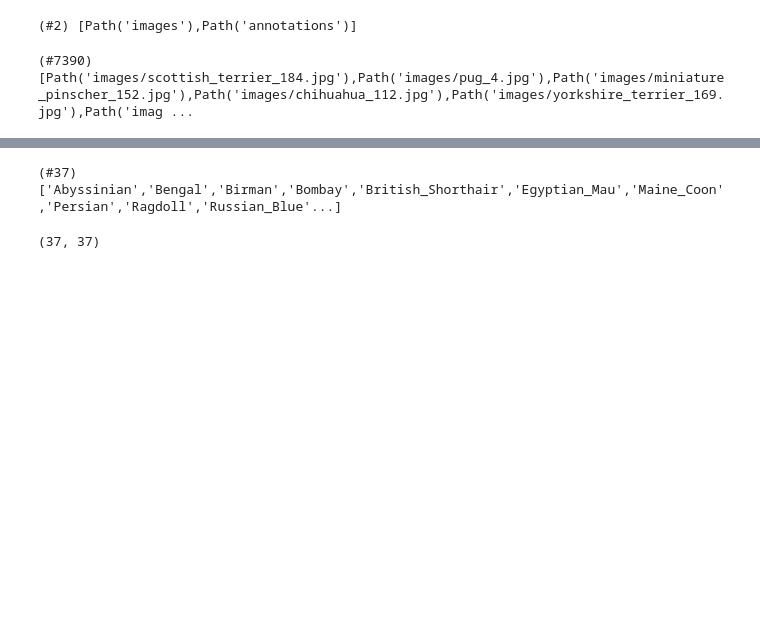
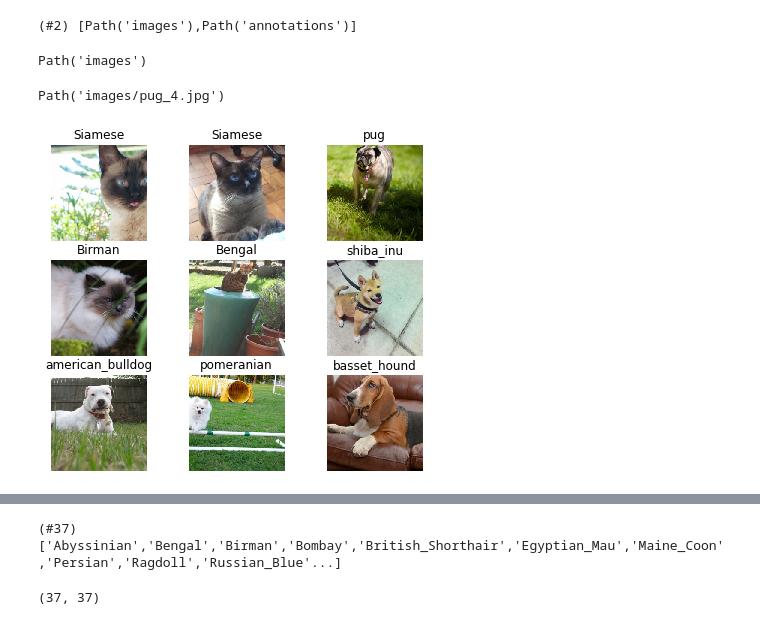
Before and after one commit to binliu0630/FASTAI_V2, a Jupyter notebook: CV_1_what's_your_pet.ipynb, the cells around one changed output, grey strips where cells are left out. Saved outputs shown, nothing was run; the diff lists cells and outputs as text; code cells hidden in the pictures; blank space fills up the shorter version.

```diff
--- a/CV_1_what's_your_pet.ipynb
+++ b/CV_1_what's_your_pet.ipynb
@@ -59,17 +60,25 @@ path.ls()
 # %%
 path_anno = path/'annotations'
 path_img = path/'images'
+# %%
+path_img
+# %% [output]
+Path('images')
 # %%
 fnames = get_image_files(path_img)
-fnames
+fnames[1]
 # %% [output]
-(#7390) [Path('images/scottish_terrier_184.jpg'),Path('images/pug_4.jpg'),Path('images/miniature_pinscher_152.jpg'),Path('images/chihuahua_112.jpg'),Path('images/yorkshire_terrier_169.jpg'),Path('imag ...
+Path('images/pug_4.jpg')
 # %%
 #### Factory method :TextDataLoaders
 dls = ImageDataLoaders.from_name_re(
-    path, fnames, pat=r'(.+)_\d+.jpg$', item_tfms=Resize(460),
+    path, fnames, pat=r'([^/]+)_\d+.jpg$', item_tfms=Resize(460),
     batch_tfms=[*aug_transforms(size=224, min_scale=0.75), Normalize.from_stats(*imagenet_stats)],
     bs=bs)
+# %%
+dls.show_batch(max_n=9, figsize=(7,6))
+# %% [output]
+[figure, added]
 # %%
 #### DataBlock API
 pets = DataBlock(blocks=(ImageBlock, CategoryBlock),
```
Also changed, not shown: parts of 8 cells of this notebook.
